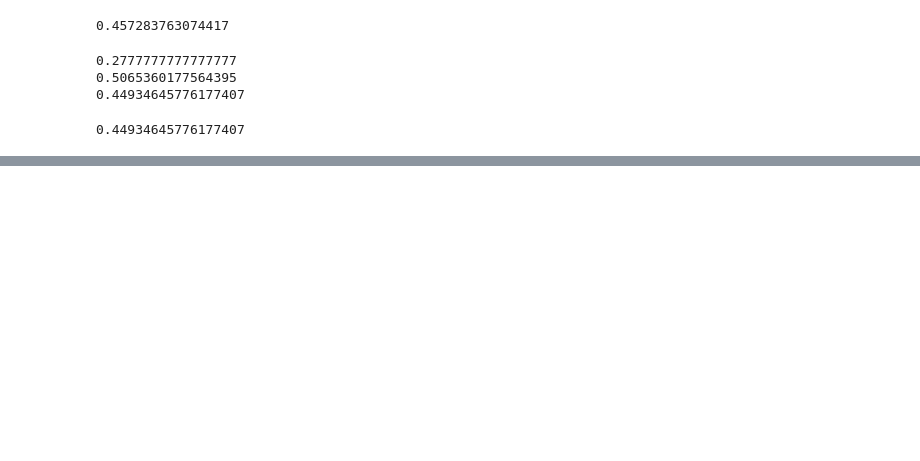
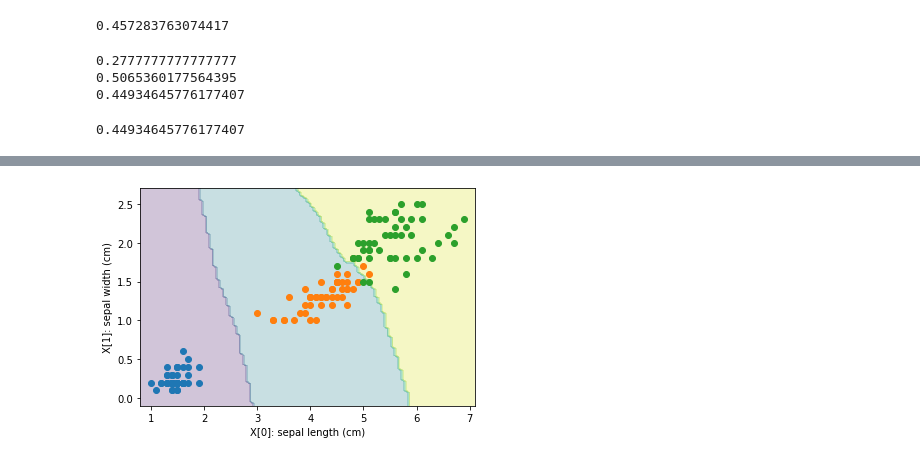
Before and after one commit to diogosantanaime/reconhecimento_padroes, a Jupyter notebook: aulas/05 - arvore.ipynb, the cells around one changed output, grey strips where cells are left out. Saved outputs shown, nothing was run; the diff lists cells and outputs as text; code cells hidden in the pictures; blank space fills up the shorter version.

```diff
--- a/aulas/05 - arvore.ipynb
+++ b/aulas/05 - arvore.ipynb
@@ -162,0 +328,5 @@ acc
+# %%
+from sklearn.neighbors import KNeighborsClassifier
+plotDecisao(KNeighborsClassifier(11), X, y)
+# %% [output]
+[figure, added]
```
Also changed, not shown: parts of 24 cells of this notebook, 13 other files.
